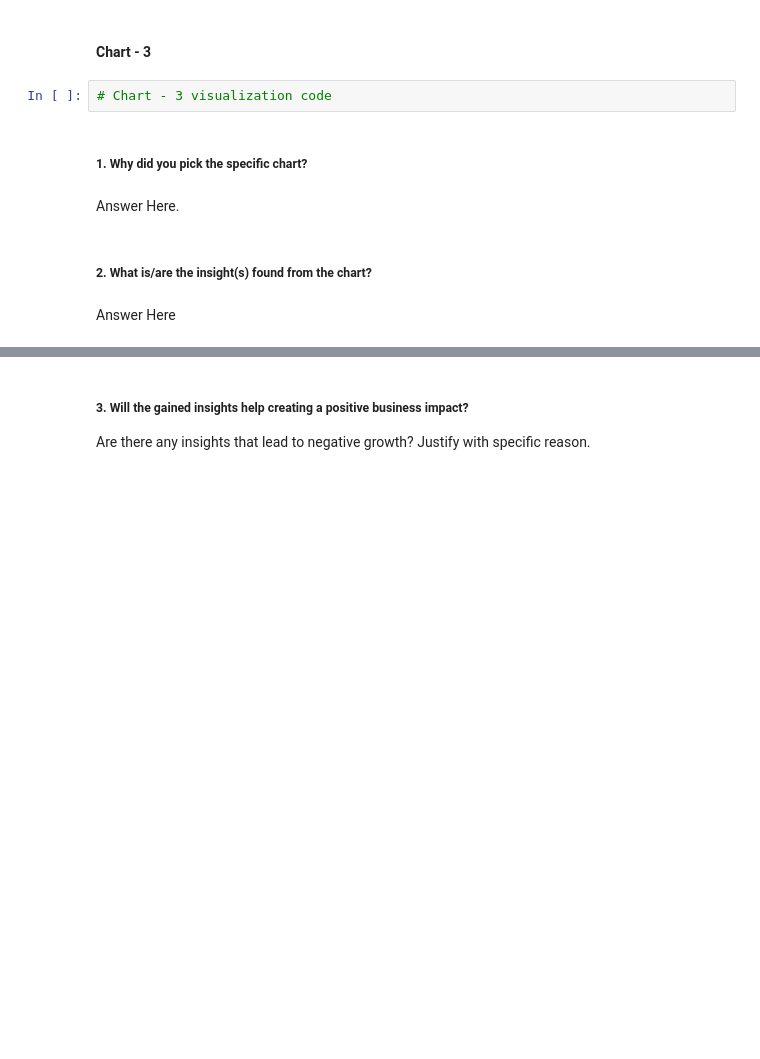
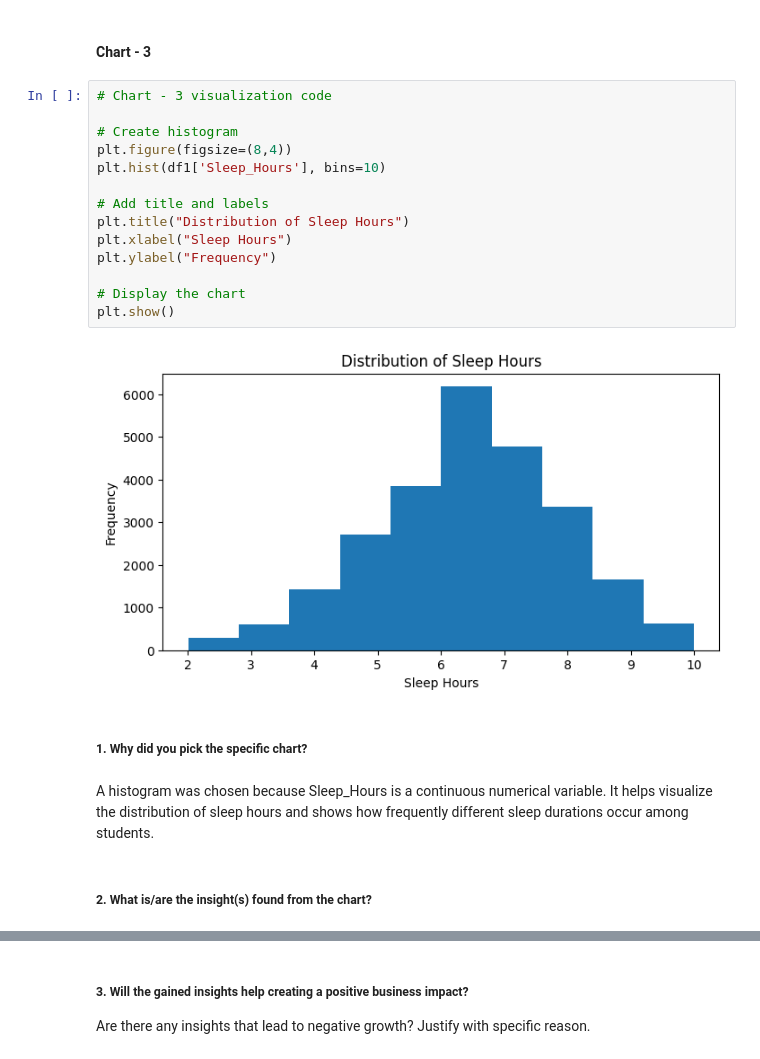
Before and after one commit to Bhuvneshwari19/student-lifestyle-stress-prediction, a Jupyter notebook: student_lifestyle_stress_prediction.ipynb, the cells around one changed output, grey strips where cells are left out. Cells and saved outputs as stored; diff of their text form; blank space fills up the shorter version.

Commit message:
Visualize feature distributions using histograms

```diff
--- a/student_lifestyle_stress_prediction.ipynb
+++ b/student_lifestyle_stress_prediction.ipynb
@@ -383,13 +383,25 @@ Are there any insights that lead to negative growth? Justify with specific reaso
 Yes. The chart helps educational institutions understand the distribution of students across stress levels and plan counseling and wellness programs accordingly. However, the dataset is imbalanced with more students in Stress Level 0 than Stress Level 1. This imbalance may lead to biased predictions.
 # %% [markdown]
 #### Chart - 3
-# %%
-# Chart - 3 visualization code
+# %%
+# Chart - 3 visualization code
+
+# Create histogram
+plt.figure(figsize=(8,4))
+plt.hist(df1['Sleep_Hours'], bins=10)
+
+# Add title and labels
+plt.title("Distribution of Sleep Hours")
+plt.xlabel("Sleep Hours")
+plt.ylabel("Frequency")
+
+# Display the chart
+plt.show()
+# %% [output]
+[figure, added]
 # %% [markdown]
 ##### 1. Why did you pick the specific chart?
-# %% [markdown]
-Answer Here.
+# %% [markdown]
+A histogram was chosen because Sleep_Hours is a continuous numerical variable. It helps visualize the distribution of sleep hours and shows how frequently different sleep durations occur among students.
 # %% [markdown]
 ##### 2. What is/are the insight(s) found from the chart?
-# %% [markdown]
-Answer Here
```
Also changed, not shown: parts of 52 cells of this notebook.
